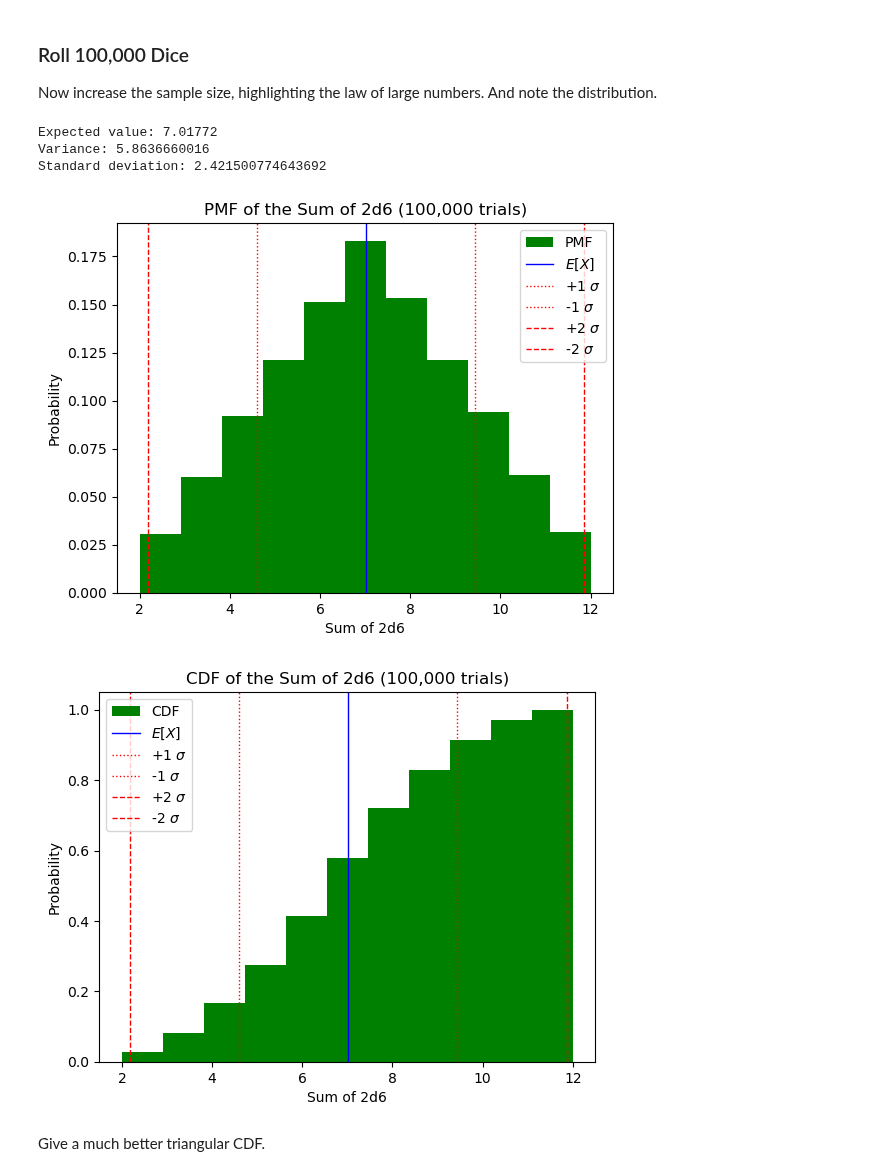
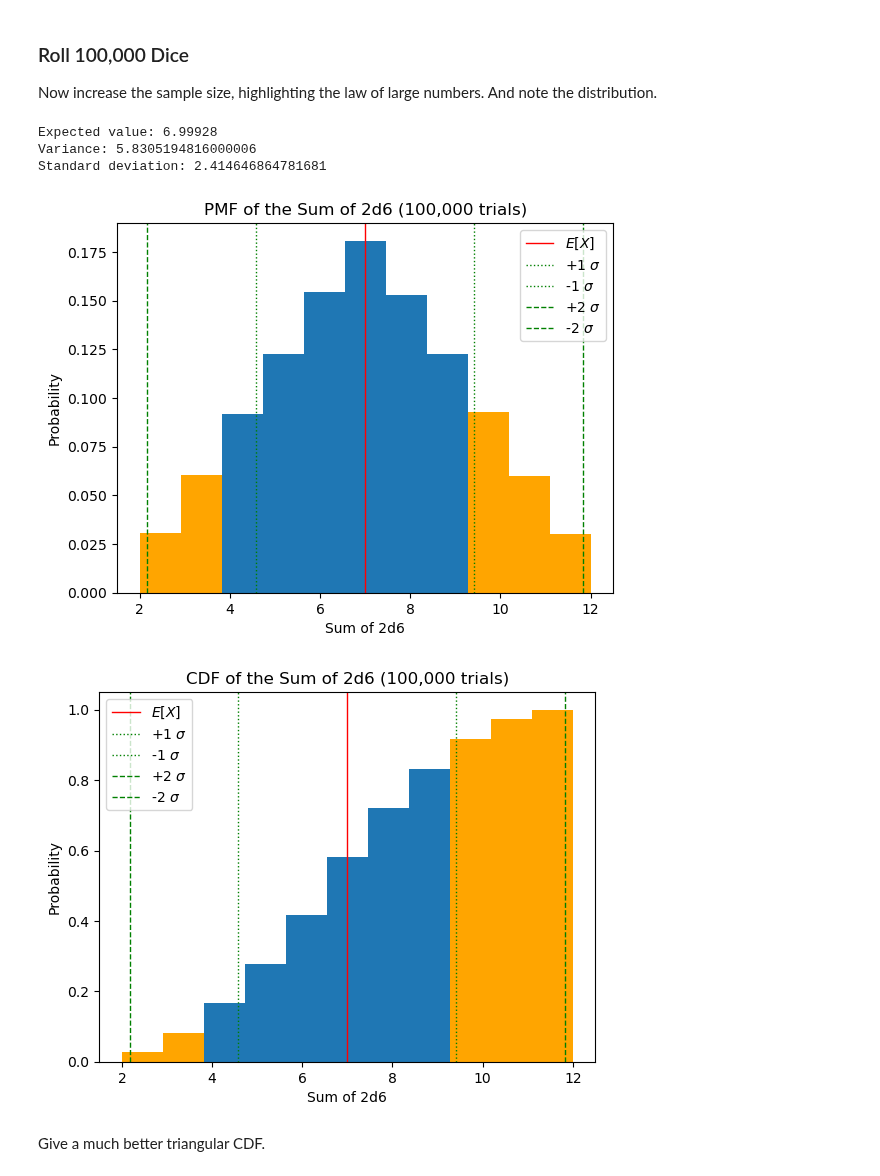
Before and after one commit to sean-meade/probability-distribution, a Jupyter notebook: Etivity3-Task1.ipynb, the cells around one changed output. Drawn from its saved outputs; the diff is of its cells as text; code cells hidden in the pictures.

Commit message:
Graph update. ret throwaways added.

```diff
--- a/Etivity3-Task1.ipynb
+++ b/Etivity3-Task1.ipynb
@@ -249,17 +249,22 @@ def plot_distributions(sums: list, num_trials: int) -> None:
     :param sums: A list of sums of 2d6 dice rolls.
     :param num_trials: The number of trials to run (used on chart for info).
     """
+
+    mean = np.mean(sums)
     std_dev = np.std(sums)
     two_std_dev = 2 * std_dev
 
     # Plot PMF
-    plt.hist(sums, bins=11, density=True, label="PMF", color='green')
-    plt.axvline(np.mean(sums), color='b', linestyle='solid', linewidth=1, label="$E[X]$")
-    plt.axvline(np.mean(sums) + std_dev, color='r', linestyle='dotted', linewidth=1, label="+1 $\sigma$")
-    plt.axvline(np.mean(sums) - std_dev, color='r', linestyle='dotted', linewidth=1, label="-1 $\sigma$")
-    plt.axvline(np.mean(sums) + two_std_dev, color='r', linestyle='dashed', linewidth=1, label="+2 $\sigma$")
-    plt.axvline(np.mean(sums) - two_std_dev, color='r', linestyle='dashed', linewidth=1, label="-2 $\sigma$")
+    _ , bins, patches = plt.hist(sums, bins=11, density=True)  # Capture output of hist()
+    for i in range(len(bins) - 1):
+        if bins[i] < 3 or bins[i+1] > 10: # Assign different color if condition met
+            patches[i].set_facecolor('orange')
 
+    plt.axvline(mean, color='r', linestyle='solid', linewidth=1, label="$E[X]$")
+    plt.axvline(mean + std_dev, color='g', linestyle='dotted', linewidth=1, label="+1 $\sigma$")
+    plt.axvline(mean - std_dev, color='g', linestyle='dotted', linewidth=1, label="-1 $\sigma$")
+    plt.axvline(mean + two_std_dev, color='g', linestyle='dashed', linewidth=1, label="+2 $\sigma$")
+    plt.axvline(mean - two_std_dev, color='g', linestyle='dashed', linewidth=1, label="-2 $\sigma$")
 
     plt.title(f"PMF of the Sum of 2d6 ({num_trials:,} trials)")
     plt.xlabel("Sum of 2d6")
@@ -268,12 +273,17 @@ def plot_distributions(sums: list, num_trials: int) -> None:
     plt.show()
 
     # Plot CDF
-    plt.hist(sums, bins=11, density=True, cumulative=True, label="CDF", color='green')
-    plt.axvline(np.mean(sums), color='b', linestyle='solid', linewidth=1, label="$E[X]$")
-    plt.axvline(np.mean(sums) + std_dev, color='r', linestyle='dotted', linewidth=1, label="+1 $\sigma$")
-    plt.axvline(np.mean(sums) - std_dev, color='r', linestyle='dotted', linewidth=1, label="-1 $\sigma$")
-    plt.axvline(np.mean(sums) + two_std_dev, color='r', linestyle='dashed', linewidth=1, label="+2 $\sigma$")
-    plt.axvline(np.mean(sums) - two_std_dev, color='r', linestyle='dashed', linewidth=1, label="-2 $\sigma$")
+    _ , bins, patches = plt.hist(sums, bins=11, density=True, cumulative=True)  # Capture output of hist()
+    for i in range(len(bins) - 1):
+        if bins[i] < 3 or bins[i+1] > 10: # Assign different color if condition met
+            patches[i].set_facecolor('orange')
+
+    plt.axvline(mean, color='r', linestyle='solid', linewidth=1, label="$E[X]$")
+    plt.axvline(mean + std_dev, color='g', linestyle='dotted', linewidth=1, label="+1 $\sigma$")
+    plt.axvline(mean - std_dev, color='g', linestyle='dotted', linewidth=1, label="-1 $\sigma$")
+    plt.axvline(mean + two_std_dev, color='g', linestyle='dashed', linewidth=1, label="+2 $\sigma$")
+    plt.axvline(mean - two_std_dev, color='g', linestyle='dashed', linewidth=1, label="-2 $\sigma$")
+
     plt.title(f"CDF of the Sum of 2d6 ({num_trials:,} trials)")
     plt.xlabel("Sum of 2d6")
     plt.ylabel("Probability")
@@ -300,17 +309,16 @@ Standard deviation: 2.7
 Now increase the sample size, highlighting the law of large numbers. And note the distribution.
 # %%
 num_trials = 100_000
-sums = [roll_2d6() for i in range(num_trials)]
-
+sums = [roll_2d6() for _ in range(num_trials)]
 
 calculate_statistics(sums)
 plot_distributions(sums, num_trials)
 # %% [output]
-Expected value: 7.01772
-Variance: 5.8636660016
-Standard deviation: 2.421500774643692
+Expected value: 6.99928
+Variance: 5.8305194816000006
+Standard deviation: 2.414646864781681
-[figure, old version]
+[figure, new version]
-[figure, old version]
+[figure, new version]
 # %% [markdown]
 Give a much better triangular CDF.
 # %% [markdown]
```
Also changed, not shown: parts of 1 cell of this notebook.
